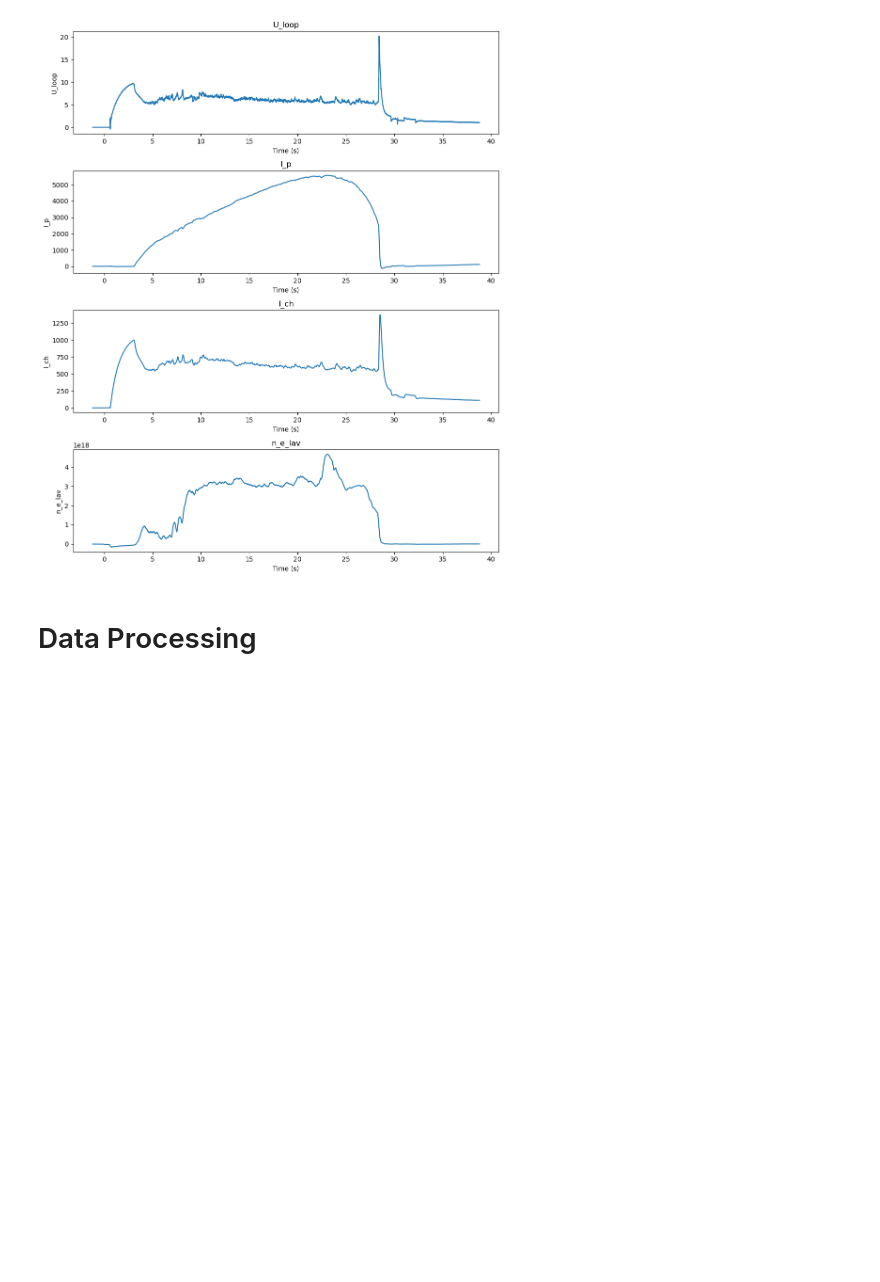
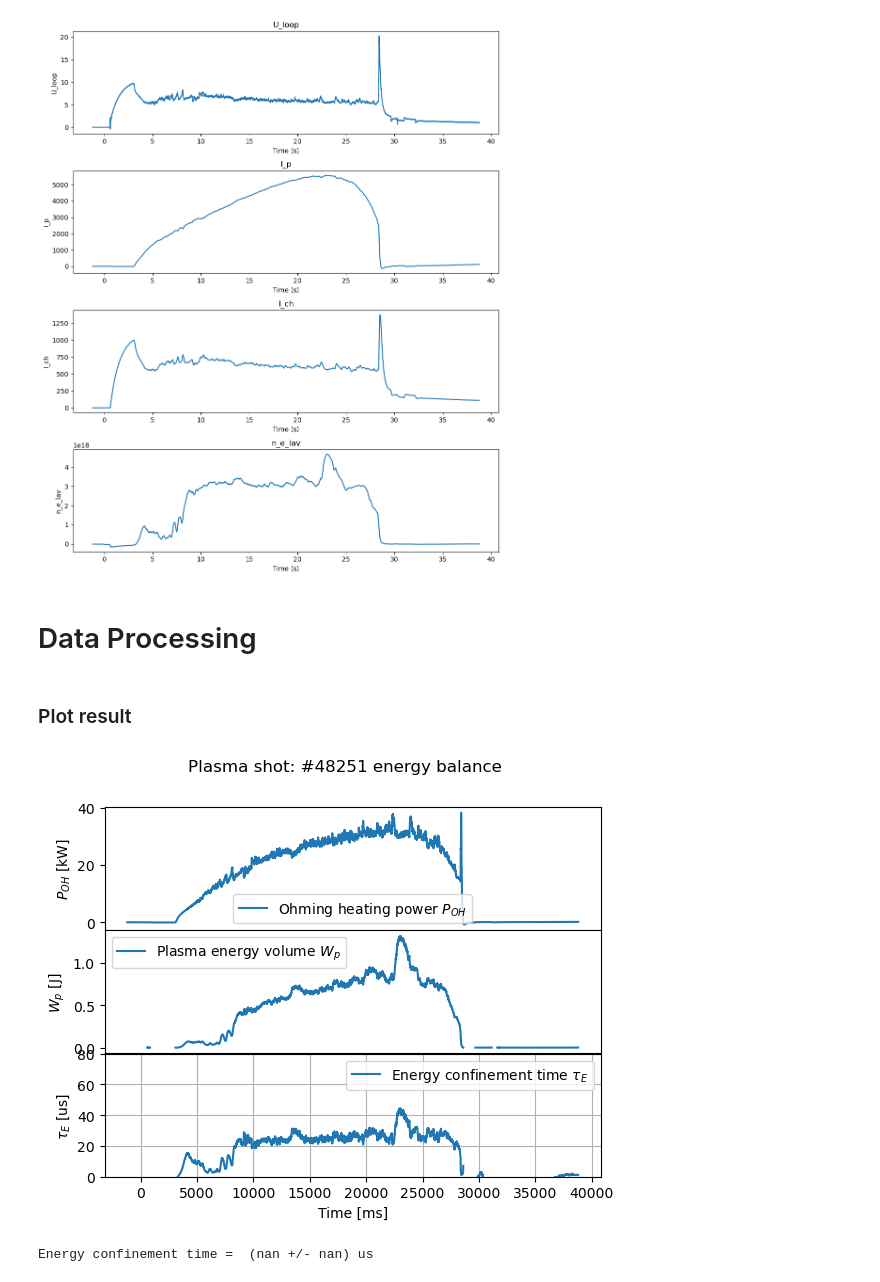
Before and after one commit to VictorV626/GolemGithub, a Jupyter notebook: TauCalculation.ipynb, the cells around one changed output. Saved outputs shown, nothing was run; the diff lists cells and outputs as text; code cells hidden in the pictures; blank space fills up the shorter version.

Commit message:
Implemented tau calc from Golem example

```diff
--- a/TauCalculation.ipynb
+++ b/TauCalculation.ipynb
@@ -141,6 +132,7 @@ time = times[time_baseline]
 # %%
 U_loop = datas[Parameter.U_loop]
 I_p = datas[Parameter.I_p]
+n_e_lav = datas[Parameter.n_e_lav]
 # %% [markdown]
 ### Plot obtained data
 # %%
@@ -157,3 +149,35 @@ plt.show()
 [figure]
 # %% [markdown]
 # Data Processing
+# %%
+R_p = np.maximum(0,U_loop/I_p) # plasma resistivity adopted to avoid power(xx,-2./3) problems @ T_e calculation
+P_OH = U_loop*I_p  # Plasma heating power
+T_e = 0.9*R_p**(-2./3) # Electron temperature (the GOLEM specific case)
+W_p = V_p*n_e_lav*eV*T_e/3 # Energy content in the plasma
+
+tau = W_p/P_OH
+# %% [markdown]
+### Plot result
+# %%
+f,ax = plt.subplots(3, sharex=True)
+f.suptitle('Plasma shot: #'+str(ShotNo)+ ' energy balance')
+
+f.subplots_adjust(hspace=0.001)
+ax[0].set_ylabel('$P_{OH}$ [kW]')
+ax[0].plot(time*1e3, P_OH/1000,label='Ohming heating power $P_{OH}$')
+ax[1].set_ylabel('$W_p$ [J]')
+ax[1].plot(time*1e3,W_p,label='Plasma energy volume $W_p$')
+ax[2].set_ylabel(r'$\tau_E$ [us]')
+ax[2].plot(time*1e3,tau*1e6,label=r'Energy confinement time $\tau_E$')
+ax[2].set_ylim(0,80)
+ax[2].grid('on')
+[a.legend(loc='best') for a in ax]
+ax[-1].set_xlabel('Time [ms]')
+plt.show()
+
+# Final calculation
+tau, tau_err = np.mean(tau), np.std(tau)
+print("Energy confinement time =  (%.0f +/- %.0f) us"%(tau*1e6,tau_err*1e6))
+# %% [output]
+[figure, added]
+Energy confinement time =  (nan +/- nan) us
```
Also changed, not shown: parts of 1 cell of this notebook.
